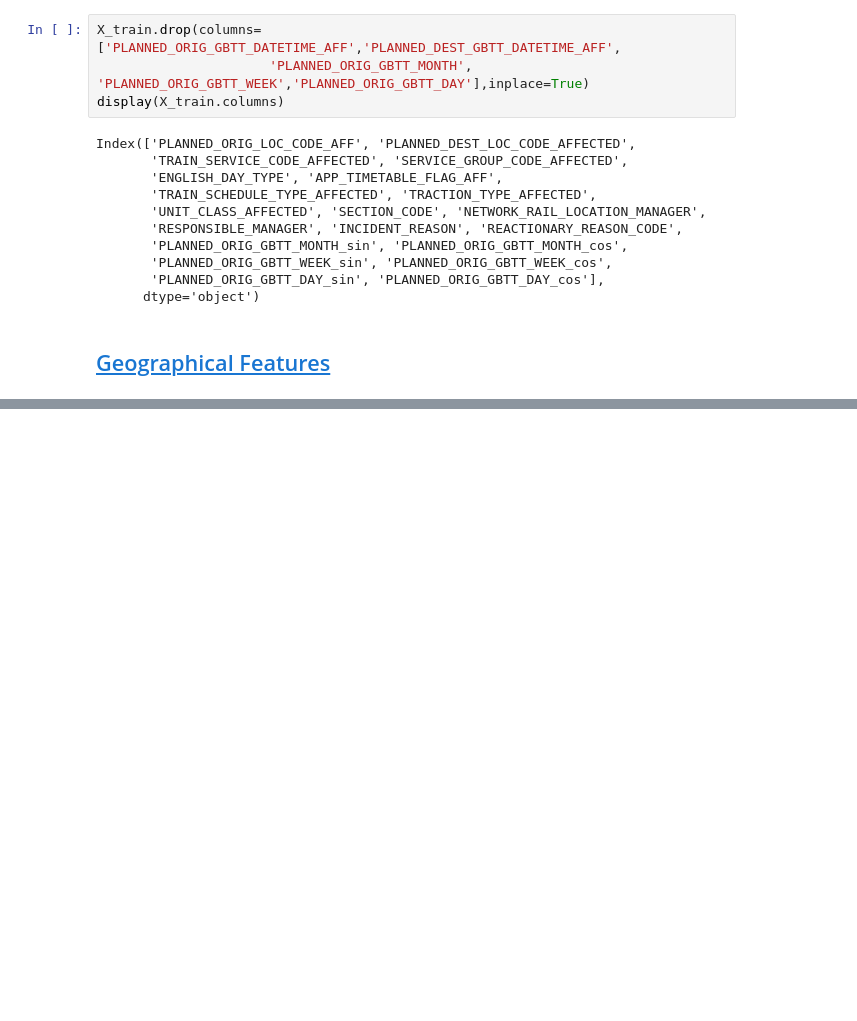
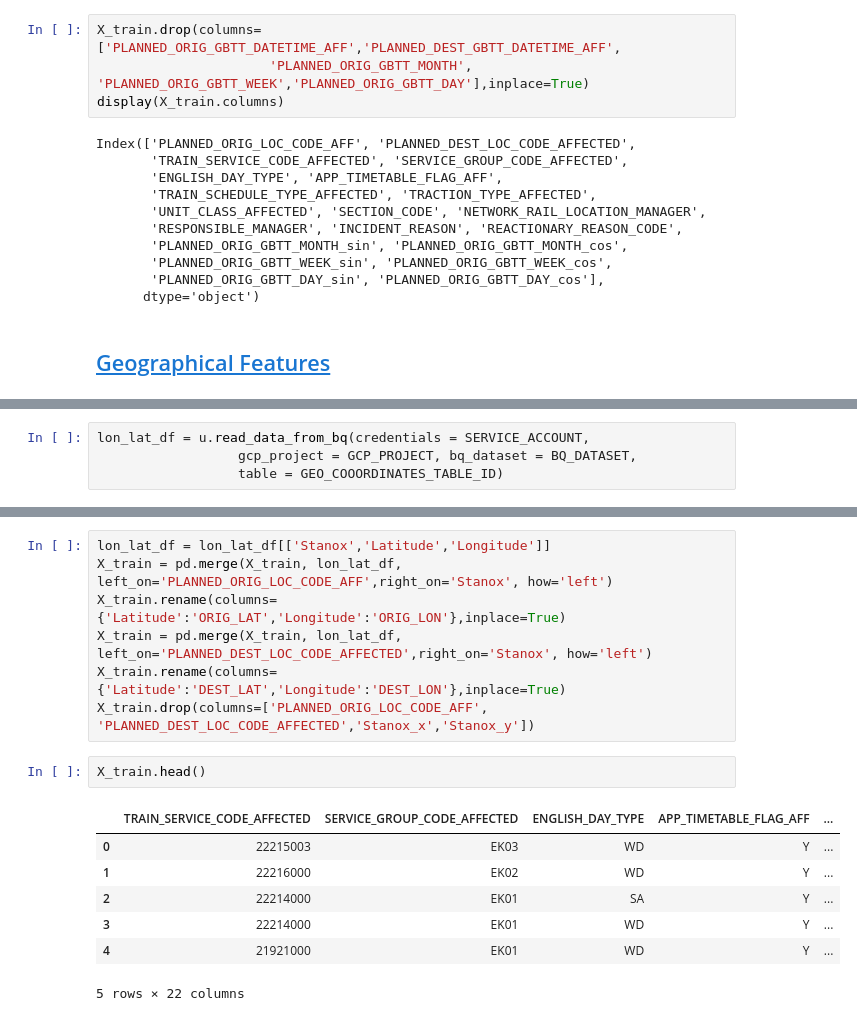
Before and after one commit to dramella/TrainDelays, a Jupyter notebook: Notebooks/Debora/Features_Engineering.ipynb, the cells around one changed output, grey strips where cells are left out. Cells and saved outputs as stored; diff of their text form; blank space fills up the shorter version.

```diff
--- a/Notebooks/Debora/Features_Engineering.ipynb
+++ b/Notebooks/Debora/Features_Engineering.ipynb
@@ -187,0 +213,4 @@ Index(['PLANNED_ORIG_LOC_CODE_AFF', 'PLANNED_DEST_LOC_CODE_AFFECTED',
+# %%
+lon_lat_df = u.read_data_from_bq(credentials = SERVICE_ACCOUNT,
+                  gcp_project = GCP_PROJECT, bq_dataset = BQ_DATASET,
+                  table = GEO_COOORDINATES_TABLE_ID)
@@ -187,0 +226,17 @@ Index(['PLANNED_ORIG_LOC_CODE_AFF', 'PLANNED_DEST_LOC_CODE_AFFECTED',
+# %%
+lon_lat_df = lon_lat_df[['Stanox','Latitude','Longitude']]
+X_train = pd.merge(X_train, lon_lat_df, left_on='PLANNED_ORIG_LOC_CODE_AFF',right_on='Stanox', how='left')
+X_train.rename(columns={'Latitude':'ORIG_LAT','Longitude':'ORIG_LON'},inplace=True)
+X_train = pd.merge(X_train, lon_lat_df, left_on='PLANNED_DEST_LOC_CODE_AFFECTED',right_on='Stanox', how='left')
+X_train.rename(columns={'Latitude':'DEST_LAT','Longitude':'DEST_LON'},inplace=True)
+X_train.drop(columns=['PLANNED_ORIG_LOC_CODE_AFF', 'PLANNED_DEST_LOC_CODE_AFFECTED','Stanox_x','Stanox_y'])
+# %%
+X_train.head()
+# %% [output]
+|  | TRAIN_SERVICE_CODE_AFFECTED | SERVICE_GROUP_CODE_AFFECTED | ENGLISH_DAY_TYPE | APP_TIMETABLE_FLAG_AFF | ... |
+| 0 | 22215003 | EK03 | WD | Y | ... |
+| 1 | 22216000 | EK02 | WD | Y | ... |
+| 2 | 22214000 | EK01 | SA | Y | ... |
+| 3 | 22214000 | EK01 | WD | Y | ... |
+| 4 | 21921000 | EK01 | WD | Y | ... |
+5 rows × 22 columns
```
Also changed, not shown: parts of 4 cells of this notebook, 2 other files.
